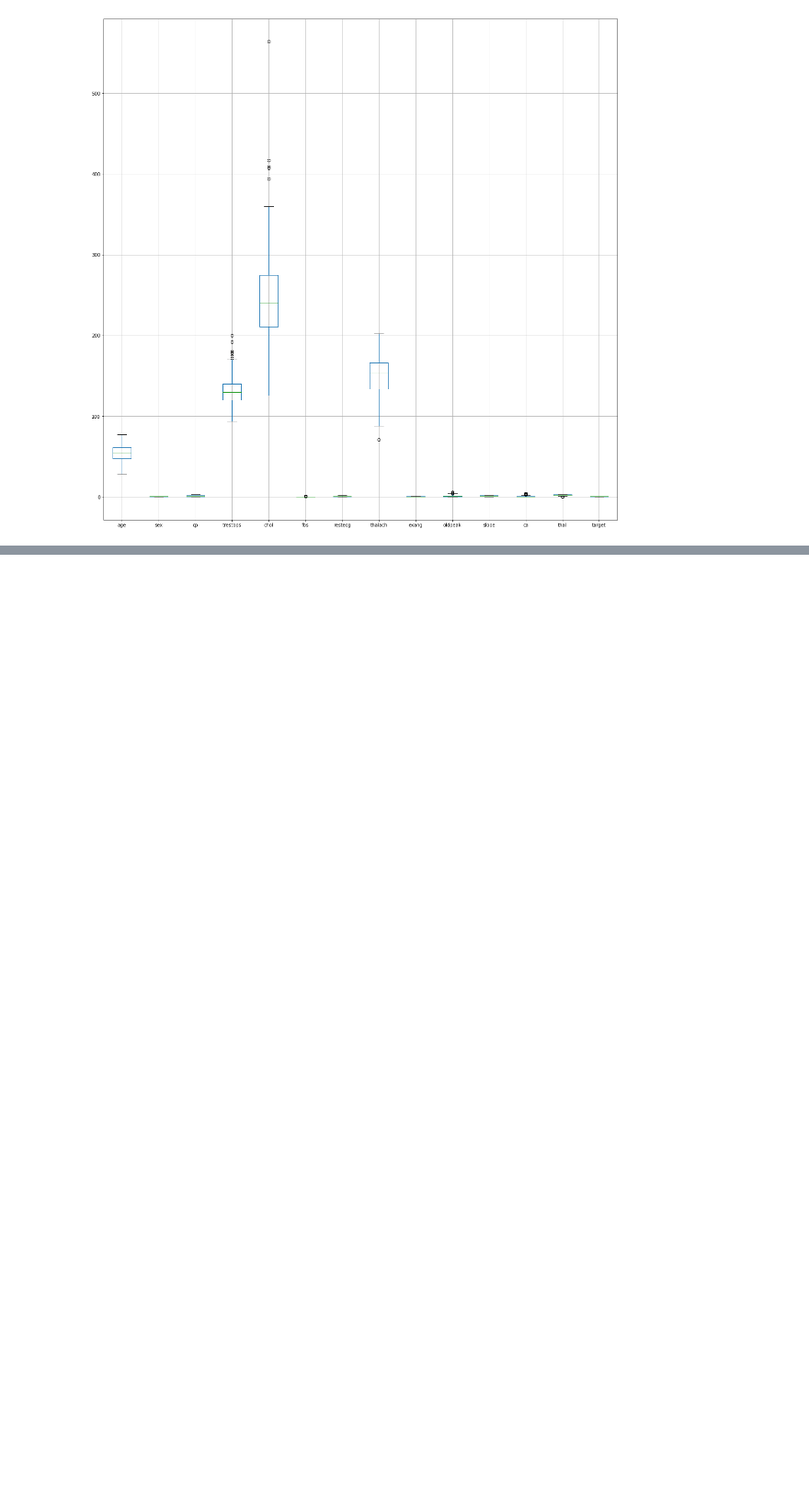
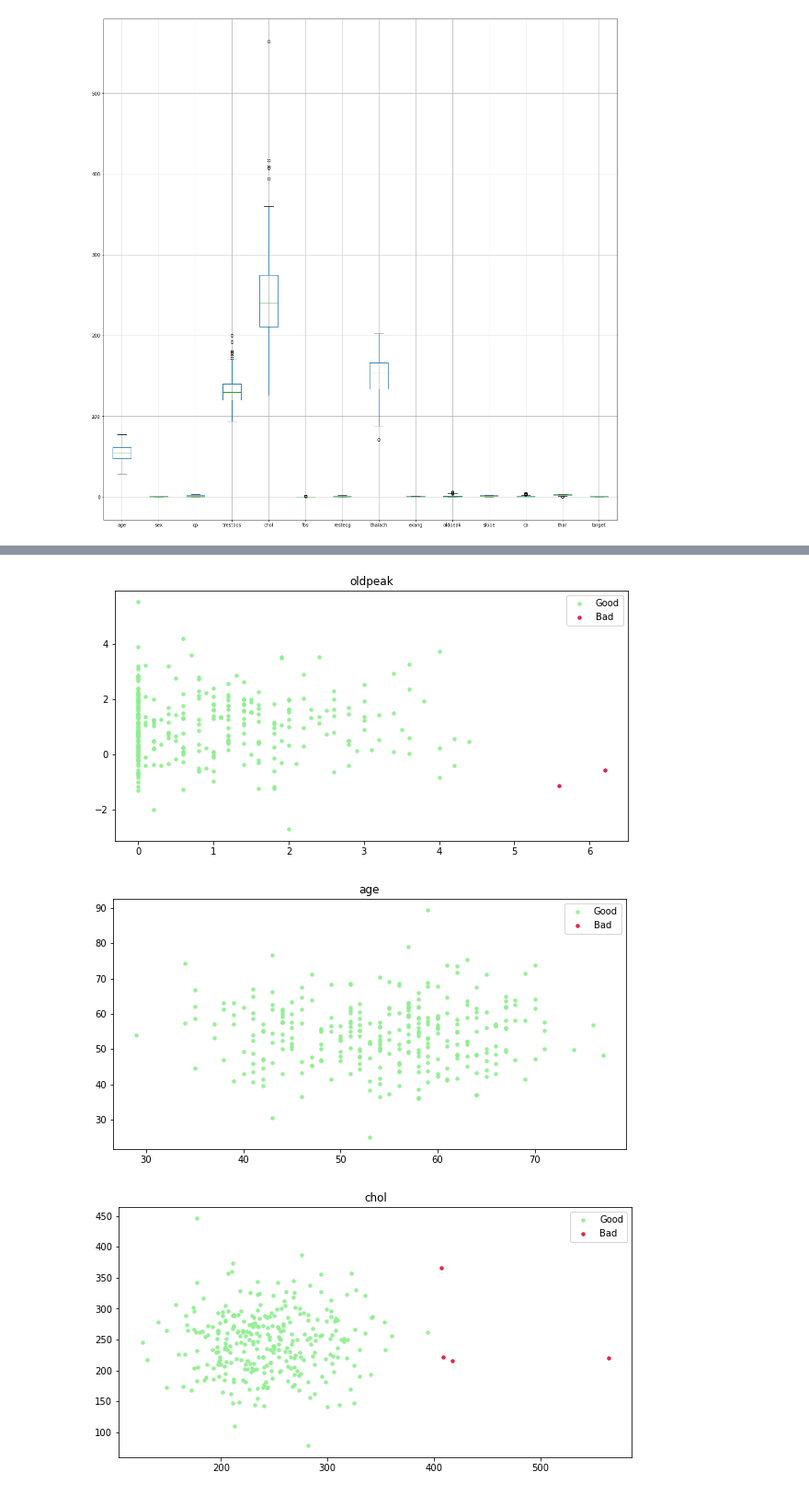
Before and after one commit to s-bose/heart_disease_classification, a Jupyter notebook: heart_disease.ipynb, the cells around one changed output, grey strips where cells are left out. Shown at 92% size. Drawn from its saved outputs; the diff is of its cells as text; code cells hidden in the pictures; blank space fills up the shorter version.

```diff
--- a/heart_disease.ipynb
+++ b/heart_disease.ipynb
@@ -130,0 +125,11 @@ Name: sex, dtype: int64
+# %%
+# columns that are categorical
+
+cat_cols = ['sex',
+            'cp',
+            'fbs',
+            'restecg',
+            'exang',
+            'slope',
+            'ca',
+            'thal']
@@ -130,0 +146,28 @@ Name: sex, dtype: int64
+# %%
+# use the non-categorical data and detect outliers.
+heart_cp = heart_df.copy()
+
+# tone down the large floats to readable format
+pd.set_option('display.float_format', lambda x: '%.5f' % x)
+heart_cp.describe()
+
+precision = 3.0 # discard any sample with z score higher than 3 sigma
+
+num_cols = list(set(heart_cp.columns[:-1]) - set(cat_cols))
+
+for col in num_cols:
+    zscore_col = col + '_z_scr'
+    heart_cp[zscore_col] = np.abs((heart_cp[col] - heart_cp[col].mean()) / heart_cp[col].std())
+    good = heart_cp[zscore_col] < precision
+    np.random.seed(42)
+    normal_dist = np.random.normal(size=heart_cp.shape[0], loc=heart_cp[col].mean(), scale=heart_cp[col].std())
+    fig, ax = plt.subplots(figsize=(10, 5))
+    plt.title(col)
+    ax.scatter(heart_cp.loc[good, col], normal_dist[good], s=2, label='Good', alpha=1, linewidths=3, color='lightgreen')
+    ax.scatter(heart_cp.loc[~good, col], normal_dist[~good], s=2, label='Bad', alpha=1, linewidths=3, color='crimson')
+    ax.legend()
+    heart_cp[zscore_col]
+# %% [output]
+[figure, added]
+[figure, added]
+[figure, added]
```
Also changed, not shown: parts of 7 cells of this notebook, 1 other file.
